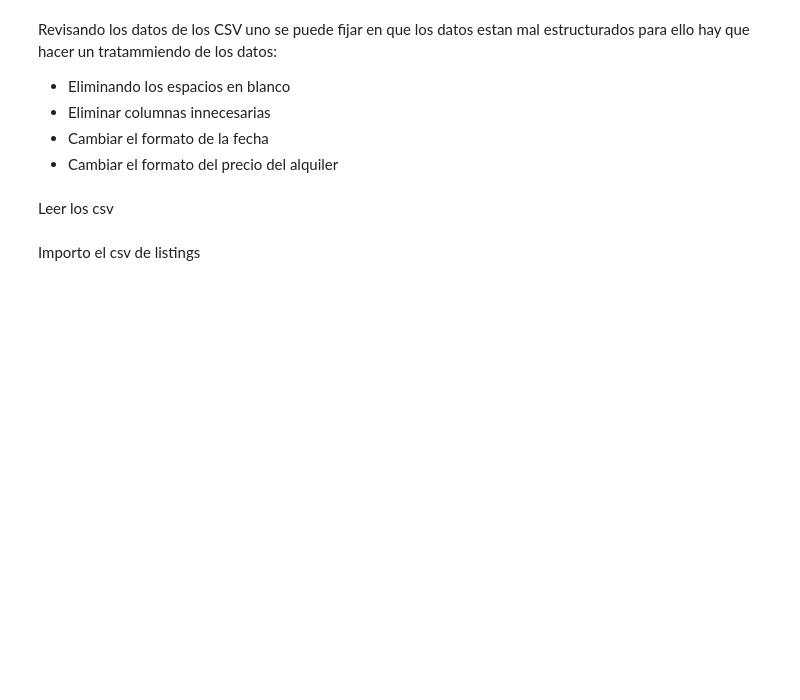
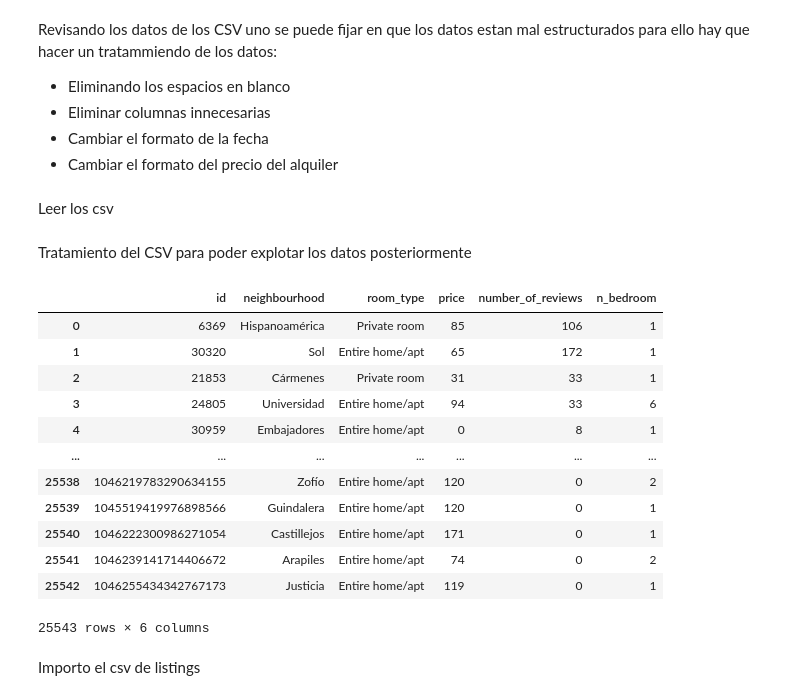
Before and after one commit to floren007/nosq_tareon, a Jupyter notebook: tarea_nosql.ipynb, the cells around one changed output. Drawn from its saved outputs; the diff is of its cells as text; code cells hidden in the pictures; blank space fills up the shorter version.

```diff
--- a/tarea_nosql.ipynb
+++ b/tarea_nosql.ipynb
@@ -475,6 +475,8 @@ Leer los csv
 locales = pd.read_csv("C:/Users/flore/.Neo4jDesktop/relate-data/dbmss/dbms-f5aeb400-b05a-41bf-a760-c08cdb7d6007/import/locales202312.csv", delimiter=";")
 terrazas = pd.read_csv("C:/Users/flore/.Neo4jDesktop/relate-data/dbmss/dbms-f5aeb400-b05a-41bf-a760-c08cdb7d6007/import/terrazas202312.csv", delimiter=";")
 alojamientos = pd.read_csv("C:/Users/flore/.Neo4jDesktop/relate-data/dbmss/dbms-f5aeb400-b05a-41bf-a760-c08cdb7d6007/import/listings.csv", delimiter=",")
+# %% [markdown]
+Tratamiento del CSV para poder explotar los datos posteriormente
 # %%
 # Borrar los espacios en blanco de algunas columnas
 df_local = locales.applymap(lambda x: x.strip() if isinstance(x, str) else x)
@@ -482,3 +484,31 @@ df_local.to_csv('C:/Users/flore/.Neo4jDesktop/relate-data/dbmss/dbms-f5aeb400-b0
 
 df_terraza = terrazas.applymap(lambda x: x.strip() if isinstance(x, str) else x)
 df_terraza.to_csv('C:/Users/flore/.Neo4jDesktop/relate-data/dbmss/dbms-f5aeb400-b05a-41bf-a760-c08cdb7d6007/import/terrazas.csv')
+
+columnas = ['id', 'name','neighbourhood','room_type','price','number_of_reviews']
+alojamientos = alojamientos[columnas]
+
+# crear una columna que sea numeros de habitaciones
+alojamientos['n_bedroom'] = alojamientos['name'].str.extract('(\d+) bedroom')
+# Los hoteles no dicen que tengan 0 habitaciones, directamente ni lo muestran, entonces como averiguamos que el hotel no tiene bedroom? porque al extraer el numero de habitacion solo con
+# los numeros, aquellos que esten a null serán los que no tengan habitaciones entonces hacemos un fillna a 0
+alojamientos['n_bedroom'] = alojamientos['n_bedroom'].fillna('0')
+# %%
+# comprobaciones de que si hay hoteles que no tienen dormitorios
+alojamientos[alojamientos['n_bedroom'] == '0']
+# llegado a este punto, tampoco necesitamos el nombre de los hoteles, porque en el enunciado no nos pide nombres
+alojamientos.drop('name', axis=1)
+# %% [output]
+|  | id | neighbourhood | room_type | price | number_of_reviews | n_bedroom |
+| 0 | 6369 | Hispanoamérica | Private room | 85 | 106 | 1 |
+| 1 | 30320 | Sol | Entire home/apt | 65 | 172 | 1 |
+| 2 | 21853 | Cármenes | Private room | 31 | 33 | 1 |
+| 3 | 24805 | Universidad | Entire home/apt | 94 | 33 | 6 |
+| 4 | 30959 | Embajadores | Entire home/apt | 0 | 8 | 1 |
+| ... | ... | ... | ... | ... | ... | ... |
+| 25538 | 1046219783290634155 | Zofío | Entire home/apt | 120 | 0 | 2 |
+| 25539 | 1045519419976898566 | Guindalera | Entire home/apt | 120 | 0 | 1 |
+| 25540 | 1046222300986271054 | Castillejos | Entire home/apt | 171 | 0 | 1 |
+| 25541 | 1046239141714406672 | Arapiles | Entire home/apt | 74 | 0 | 2 |
+| 25542 | 1046255434342767173 | Justicia | Entire home/apt | 119 | 0 | 1 |
+25543 rows × 6 columns
```
Also changed, not shown: parts of 7 cells of this notebook.
